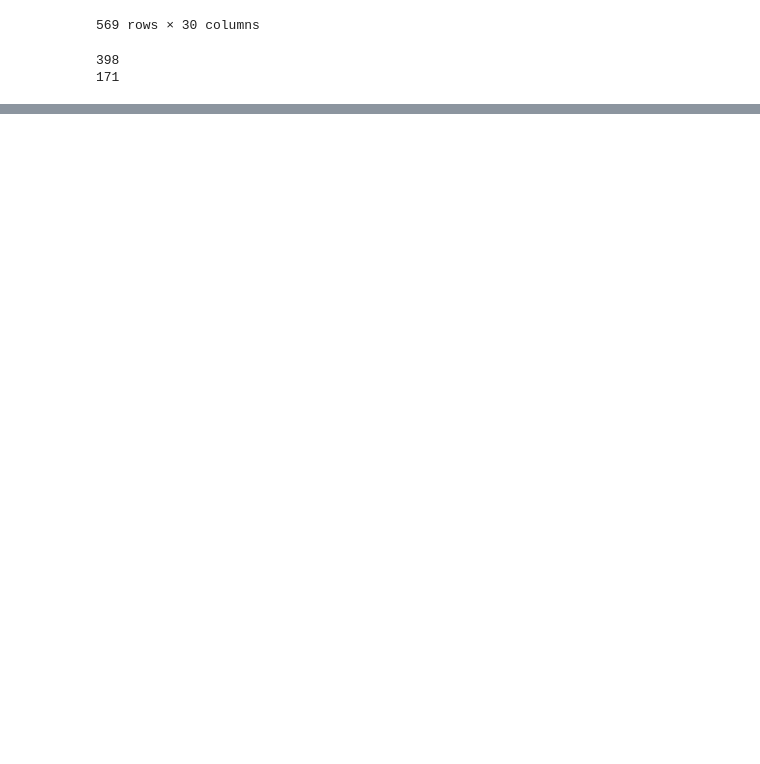
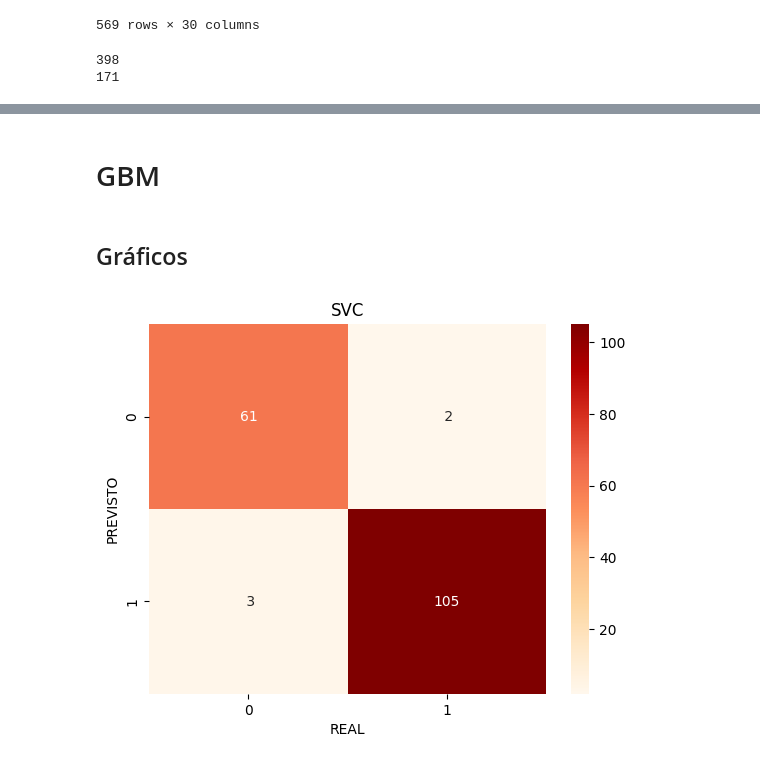
Before and after one commit to enricovivan/ml_python, a Jupyter notebook: ntrb/breast-cancer-certo.ipynb, the cells around one changed output, grey strips where cells are left out. Cells and saved outputs as stored; diff of their text form; code cells hidden in the pictures; blank space fills up the shorter version.

```diff
--- a/ntrb/breast-cancer-certo.ipynb
+++ b/ntrb/breast-cancer-certo.ipynb
@@ -327,0 +152,2 @@ Curva ROC: 0.9794973544973544
+# %% [markdown]
+# GBM
@@ -327,0 +156,18 @@ Curva ROC: 0.9794973544973544
+# %%
+gbm = GradientBoostingClassifier(n_estimators=estimator, learning_rate=learning, random_state=random_state)
+
+model = gbm.fit(x_treino, y_treino)
+
+gbm_predict = model.predict(x_teste)
+
+gbm_predict_prob = gbm.predict_proba(x_teste)
+# %% [markdown]
+## Gráficos
+# %%
+sns.heatmap(confusion_matrix(y_teste, gbm_predict), cmap='OrRd', annot=True, fmt='2.0f')
+plt.title('SVC')
+plt.ylabel('PREVISTO')
+plt.xlabel('REAL')
+plt.show()
+# %% [output]
+[figure, added]
```
Also changed, not shown: parts of 51 cells of this notebook, 4 other files.
